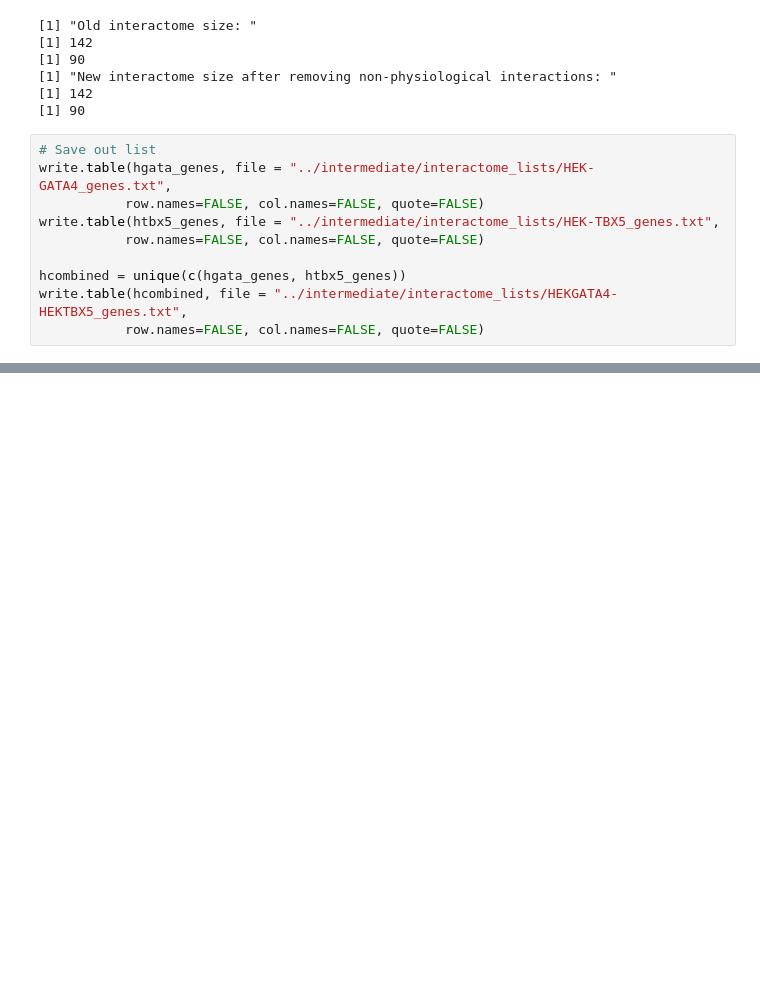
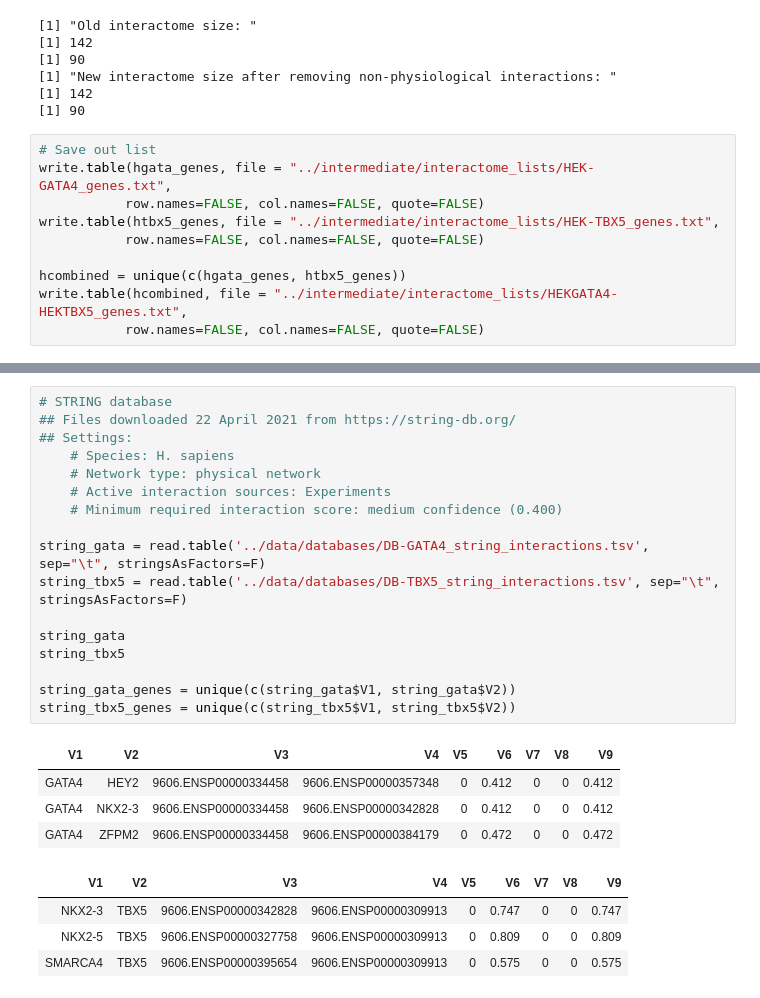
Before and after one commit to mepittman/ctf-apms, a Jupyter notebook: jupyter_notebooks/define_interactome.ipynb, the cells around one changed output, grey strips where cells are left out. Cells and saved outputs as stored; diff of their text form; blank space fills up the shorter version.

```diff
--- a/jupyter_notebooks/define_interactome.ipynb
+++ b/jupyter_notebooks/define_interactome.ipynb
@@ -759,0 +798,26 @@ write.table(hcombined, file = "../intermediate/interactome_lists/HEKGATA4-HEKTBX
+# %%
+# STRING database
+## Files downloaded 22 April 2021 from https://string-db.org/
+## Settings:
+    # Species: H. sapiens
+    # Network type: physical network
+    # Active interaction sources: Experiments
+    # Minimum required interaction score: medium confidence (0.400)
+
+string_gata = read.table('../data/databases/DB-GATA4_string_interactions.tsv', sep="\t", stringsAsFactors=F)
+string_tbx5 = read.table('../data/databases/DB-TBX5_string_interactions.tsv', sep="\t", stringsAsFactors=F)
+
+string_gata
+string_tbx5
+
+string_gata_genes = unique(c(string_gata$V1, string_gata$V2))
+string_tbx5_genes = unique(c(string_tbx5$V1, string_tbx5$V2))
+# %% [output]
+| V1 | V2 | V3 | V4 | V5 | V6 | V7 | V8 | V9 |
+| GATA4 | HEY2 | 9606.ENSP00000334458 | 9606.ENSP00000357348 | 0 | 0.412 | 0 | 0 | 0.412 |
+| GATA4 | NKX2-3 | 9606.ENSP00000334458 | 9606.ENSP00000342828 | 0 | 0.412 | 0 | 0 | 0.412 |
+| GATA4 | ZFPM2 | 9606.ENSP00000334458 | 9606.ENSP00000384179 | 0 | 0.472 | 0 | 0 | 0.472 |
+| V1 | V2 | V3 | V4 | V5 | V6 | V7 | V8 | V9 |
+| NKX2-3 | TBX5 | 9606.ENSP00000342828 | 9606.ENSP00000309913 | 0 | 0.747 | 0 | 0 | 0.747 |
+| NKX2-5 | TBX5 | 9606.ENSP00000327758 | 9606.ENSP00000309913 | 0 | 0.809 | 0 | 0 | 0.809 |
+| SMARCA4 | TBX5 | 9606.ENSP00000395654 | 9606.ENSP00000309913 | 0 | 0.575 | 0 | 0 | 0.575 |
```
Also changed, not shown: parts of 5 cells of this notebook.
